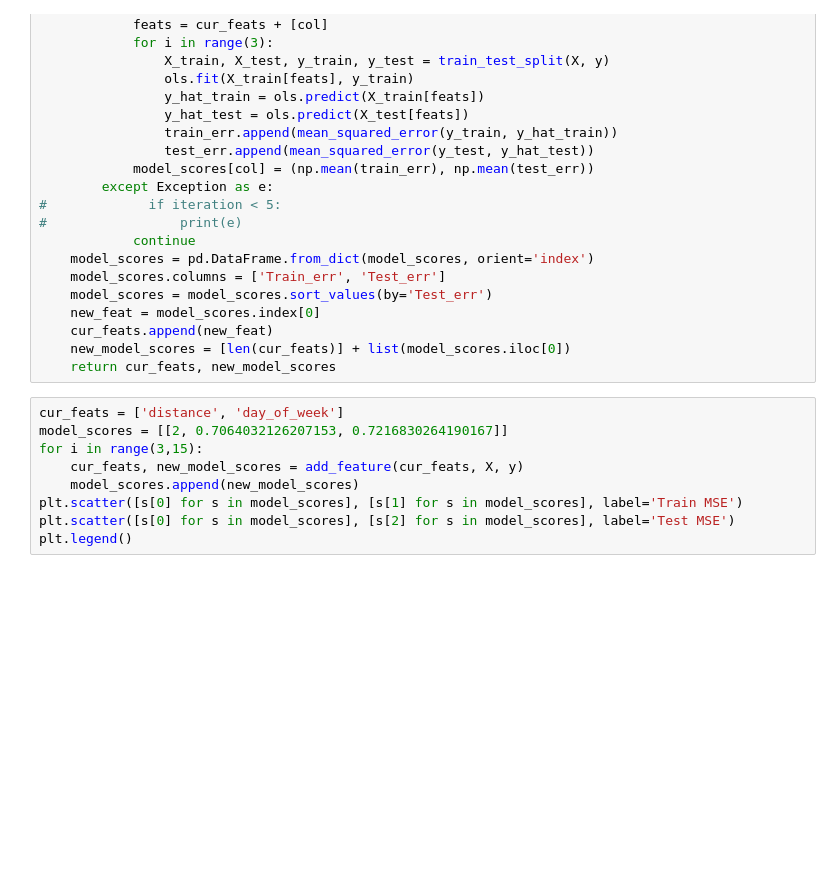
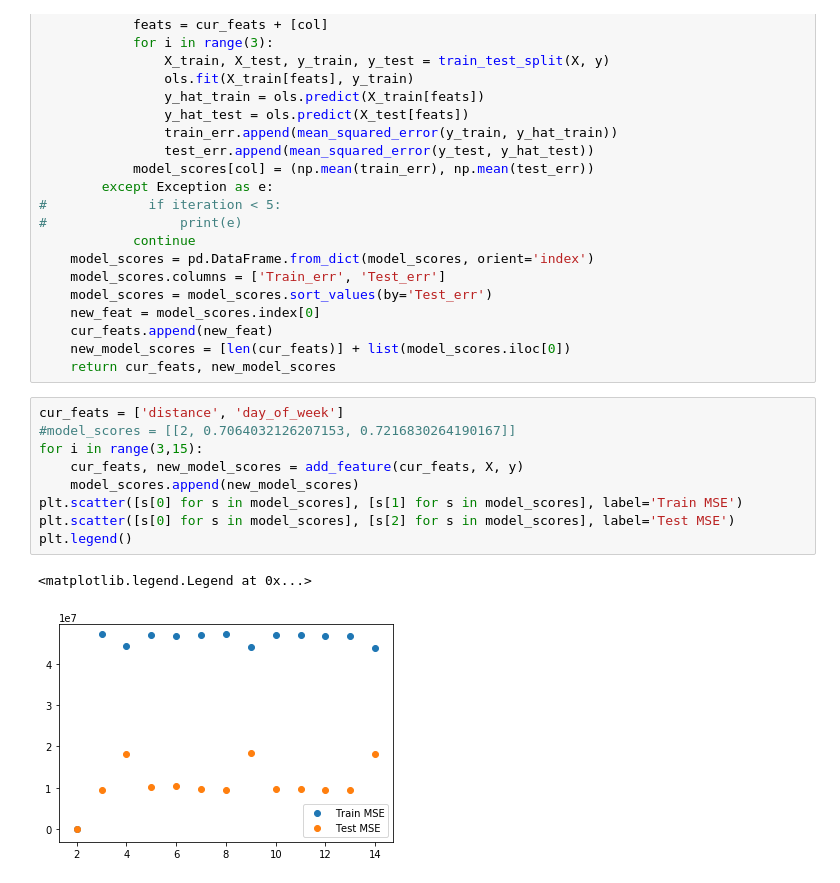
Before and after one commit to ggobook1/min-kim-midterm, a Jupyter notebook: Midterm1 - Min Kim.ipynb, the cells around one changed output. Saved outputs shown, nothing was run; the diff lists cells and outputs as text; blank space fills up the shorter version.

```diff
--- a/Midterm1 - Min Kim.ipynb
+++ b/Midterm1 - Min Kim.ipynb
@@ -406,10 +406,13 @@ def add_feature(cur_feats, X, y):
     return cur_feats, new_model_scores
 # %%
 cur_feats = ['distance', 'day_of_week']
-model_scores = [[2, 0.7064032126207153, 0.7216830264190167]]
+#model_scores = [[2, 0.7064032126207153, 0.7216830264190167]]
 for i in range(3,15):
     cur_feats, new_model_scores = add_feature(cur_feats, X, y)
     model_scores.append(new_model_scores)
 plt.scatter([s[0] for s in model_scores], [s[1] for s in model_scores], label='Train MSE')
 plt.scatter([s[0] for s in model_scores], [s[2] for s in model_scores], label='Test MSE')
 plt.legend()
+# %% [output]
+<matplotlib.legend.Legend at 0x...>
+[figure, added]
```
